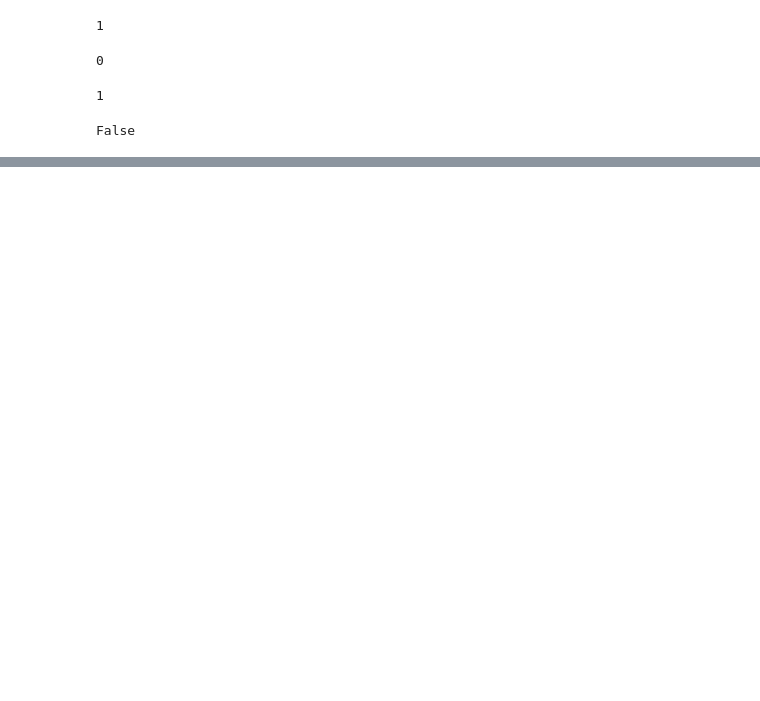
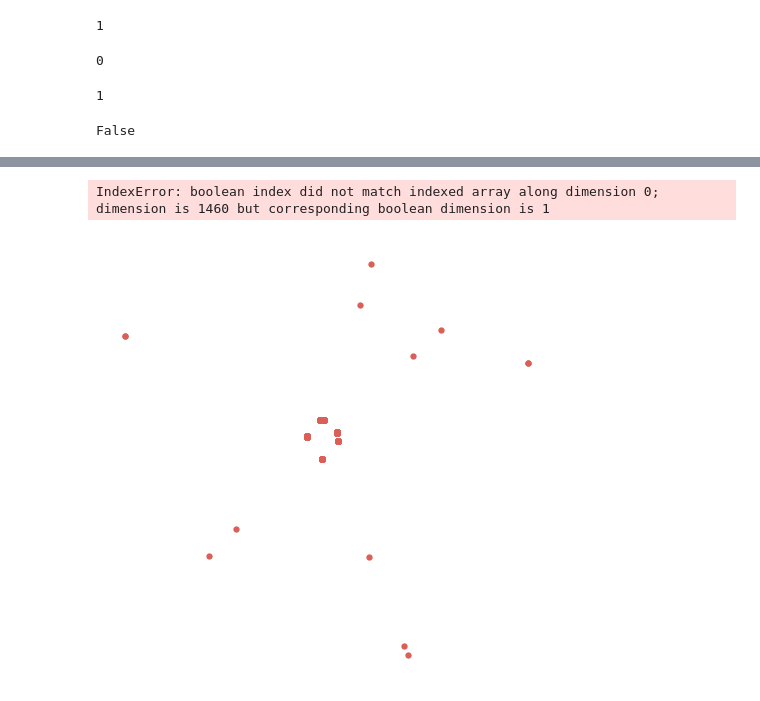
Before and after one commit to DrMegavolt/kaggle_house_iowa, a Jupyter notebook: TF_model.ipynb, the cells around one changed output, grey strips where cells are left out. Saved outputs shown, nothing was run; the diff lists cells and outputs as text; code cells hidden in the pictures; blank space fills up the shorter version.

Commit message:
tsne explorations

```diff
--- a/TF_model.ipynb
+++ b/TF_model.ipynb
@@ -302,6 +319,39 @@ n(np.nan)
 n(55)
 # %% [output]
 0
+# %%
+# Utility function to visualize the outputs of PCA and t-SNE
+
+def fashion_scatter(x, colors):
+    # choose a color palette with seaborn.
+    num_classes = len(np.unique(colors))
+    palette = np.array(sns.color_palette("hls", num_classes))
+
+    # create a scatter plot.
+    f = plt.figure(figsize=(8, 8))
+    ax = plt.subplot(aspect='equal')
+    sc = ax.scatter(x[:,0], x[:,1], lw=0, s=40, c=palette[colors] )
+    ax.grid(linestyle='-', linewidth='0.5', color='red')
+    plt.xlim(-25, 25)
+    plt.ylim(-25, 25)
+    ax.axis('off')
+    ax.axis('tight')
+
+    # add the labels for each digit corresponding to the label
+    txts = []
+
+    for i in range(num_classes):
+
+        # Position of each label at median of data points.
+
+        xtext, ytext = np.median(x[colors == i, :], axis=0)
+        txt = ax.text(xtext, ytext, str(i), fontsize=24)
+        txt.set_path_effects([
+            PathEffects.Stroke(linewidth=5, foreground="w"),
+            PathEffects.Normal()])
+        txts.append(txt)
+
+    return f, ax, sc, txts
 # %%
 n(None)
 # %% [output]
@@ -310,3 +360,11 @@ n(None)
 pd.isnull('sss')
 # %% [output]
 False
+# %%
+d1 = X_train.copy()
+d1['SalePrice'] = y_train
+# %%
+import time
+time_start = time.time()
+tsne = TSNE(random_state=1, n_components=2, perplexity=2500).fit_transform(d1)
+print( 't-SNE done! Time elapsed: {} seconds'.format(time.time()-time_start))
@@ -312,0 +373,5 @@ False
+# %%
+ fashion_scatter(tsne, pd.Series([0]))
+# %% [output]
+IndexError: boolean index did not match indexed array along dimension 0; dimension is 1460 but corresponding boolean dimension is 1
+[figure, added]
```
Also changed, not shown: parts of 13 cells of this notebook, 2 other files.
